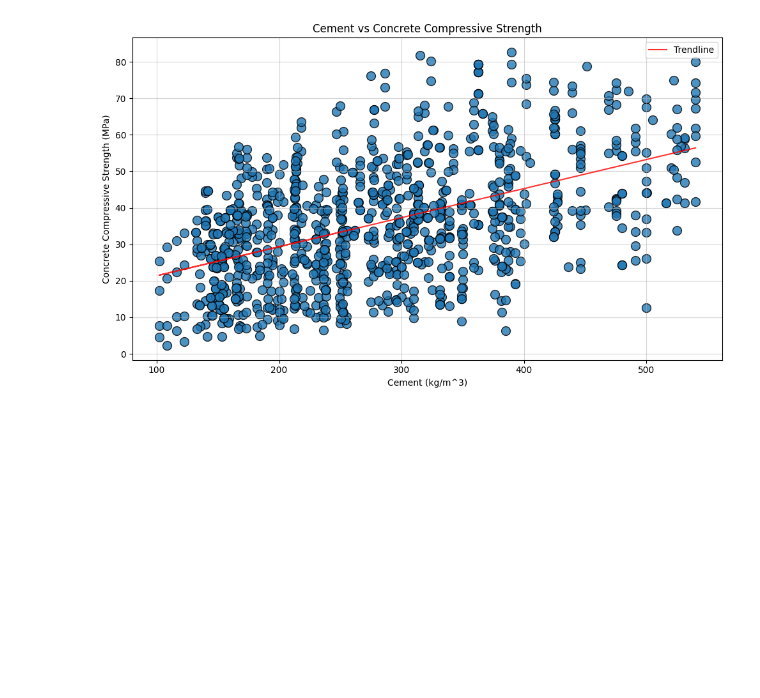
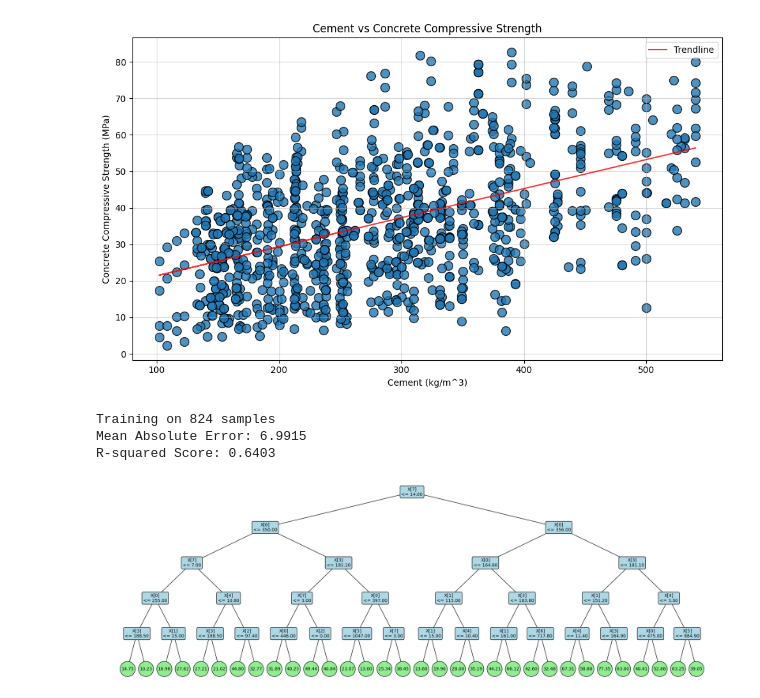
Before and after one commit to YaliMagdasy/ml-models-and-usage, a Jupyter notebook: notebooks/regression/decision_tree.ipynb, the cells around one changed output. Cells and saved outputs as stored; diff of their text form; code cells hidden in the pictures; blank space fills up the shorter version.

Commit message:
Implemented model usage

```diff
--- a/notebooks/regression/decision_tree.ipynb
+++ b/notebooks/regression/decision_tree.ipynb
@@ -81,3 +81,38 @@ FineAggregate      -0.167241
 Water              -0.289633
 Name: ConcreteCompressiveStrength, dtype: float64
 [figure]
+# %%
+# --- 1. Select Features & Target ---
+X = df.drop('ConcreteCompressiveStrength', axis=1).values
+y = df['ConcreteCompressiveStrength'].values
+
+
+# --- 2. Split Data for training & testing ---
+X_train, X_test, y_train, y_test = train_test_split(X, y, test_size=0.2, random_state=None)
+
+
+# --- 3. Training ---
+print(f"Training on {len(X_train)} samples")
+
+model = DecisionTreeRegressor(max_depth=5)
+
+model.fit(X_train, y_train)
+
+
+predictions = model.predict(X_test)
+
+mae = Metrics.mae(y_test, predictions)
+r2 = Metrics.r2(y_test, predictions)
+
+print(f"Mean Absolute Error: {mae:.4f}")
+print(f"R-squared Score: {r2:.4f}")
+
+
+
+# --- 4. Visualization ---
+model.print_tree()
+# %% [output]
+Training on 824 samples
+Mean Absolute Error: 6.9915
+R-squared Score: 0.6403
+[figure, added]
```
Also changed, not shown: parts of 3 cells of this notebook.
